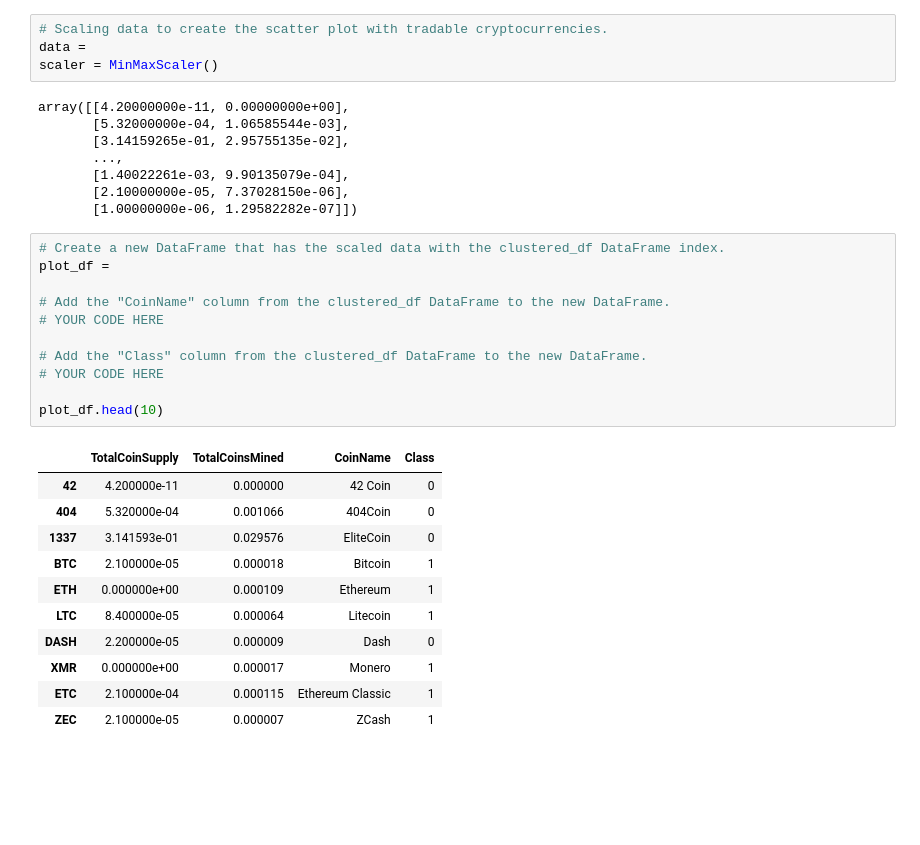
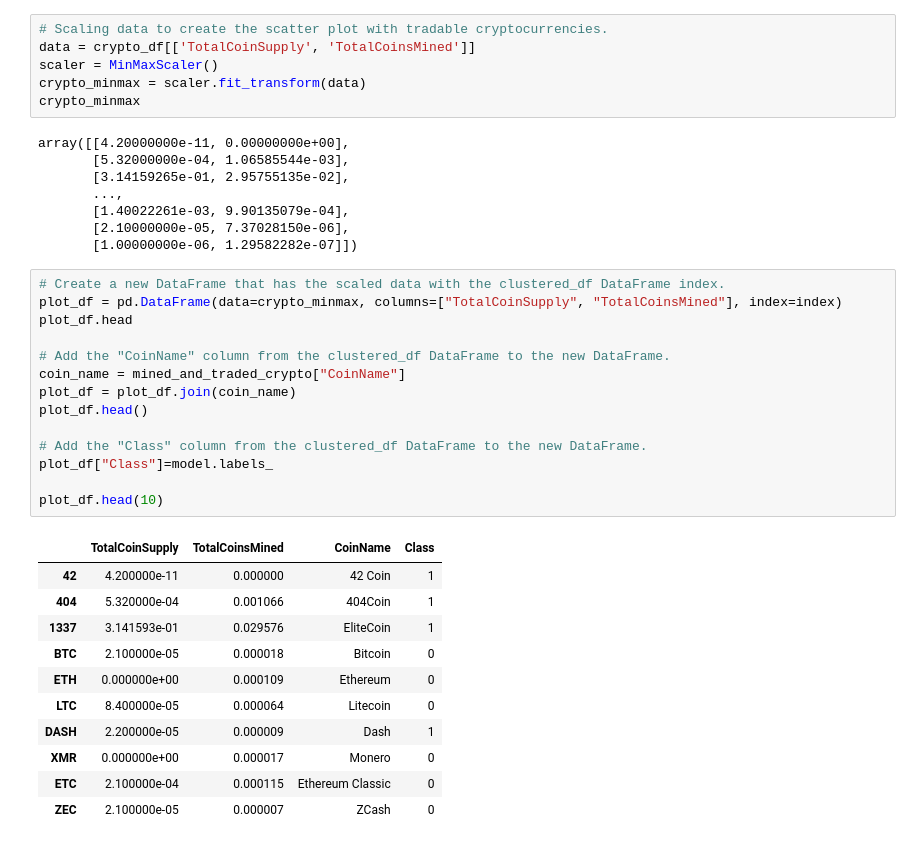
Before and after one commit to ohughes16/Cryptocurrencies, a Jupyter notebook: crypto_clustering.ipynb, the cells around one changed output. Saved outputs shown, nothing was run; the diff lists cells and outputs as text; blank space fills up the shorter version.

```diff
--- a/crypto_clustering.ipynb
+++ b/crypto_clustering.ipynb
@@ -292,7 +284,9 @@ KeyError: ('TotalCoinSupply', 'TotalCoinsMined')
 # %%
 # Scaling data to create the scatter plot with tradable cryptocurrencies.
-data =
+data = crypto_df[['TotalCoinSupply', 'TotalCoinsMined']]
 scaler = MinMaxScaler()
+crypto_minmax = scaler.fit_transform(data)
+crypto_minmax
 # %% [output]
 array([[4.20000000e-11, 0.00000000e+00],
        [5.32000000e-04, 1.06585544e-03],
@@ -303,26 +297,29 @@ array([[4.20000000e-11, 0.00000000e+00],
        [1.00000000e-06, 1.29582282e-07]])
 # %%
 # Create a new DataFrame that has the scaled data with the clustered_df DataFrame index.
-plot_df =
+plot_df = pd.DataFrame(data=crypto_minmax, columns=["TotalCoinSupply", "TotalCoinsMined"], index=index)
+plot_df.head
 
 # Add the "CoinName" column from the clustered_df DataFrame to the new DataFrame.
-# YOUR CODE HERE
+coin_name = mined_and_traded_crypto["CoinName"]
+plot_df = plot_df.join(coin_name)
+plot_df.head()
 
 # Add the "Class" column from the clustered_df DataFrame to the new DataFrame.
-# YOUR CODE HERE
+plot_df["Class"]=model.labels_
 
 plot_df.head(10)
 # %% [output]
 |  | TotalCoinSupply | TotalCoinsMined | CoinName | Class |
-| 42 | 4.200000e-11 | 0.000000 | 42 Coin | 0 |
-| 404 | 5.320000e-04 | 0.001066 | 404Coin | 0 |
-| 1337 | 3.141593e-01 | 0.029576 | EliteCoin | 0 |
-| BTC | 2.100000e-05 | 0.000018 | Bitcoin | 1 |
-| ETH | 0.000000e+00 | 0.000109 | Ethereum | 1 |
-| LTC | 8.400000e-05 | 0.000064 | Litecoin | 1 |
-| DASH | 2.200000e-05 | 0.000009 | Dash | 0 |
-| XMR | 0.000000e+00 | 0.000017 | Monero | 1 |
-| ETC | 2.100000e-04 | 0.000115 | Ethereum Classic | 1 |
-| ZEC | 2.100000e-05 | 0.000007 | ZCash | 1 |
+| 42 | 4.200000e-11 | 0.000000 | 42 Coin | 1 |
+| 404 | 5.320000e-04 | 0.001066 | 404Coin | 1 |
+| 1337 | 3.141593e-01 | 0.029576 | EliteCoin | 1 |
+| BTC | 2.100000e-05 | 0.000018 | Bitcoin | 0 |
+| ETH | 0.000000e+00 | 0.000109 | Ethereum | 0 |
+| LTC | 8.400000e-05 | 0.000064 | Litecoin | 0 |
+| DASH | 2.200000e-05 | 0.000009 | Dash | 1 |
+| XMR | 0.000000e+00 | 0.000017 | Monero | 0 |
+| ETC | 2.100000e-04 | 0.000115 | Ethereum Classic | 0 |
+| ZEC | 2.100000e-05 | 0.000007 | ZCash | 0 |
 # %%
 # Create a hvplot.scatter plot using x="TotalCoinsMined" and y="TotalCoinSupply".
```
Also changed, not shown: parts of 3 cells of this notebook.
